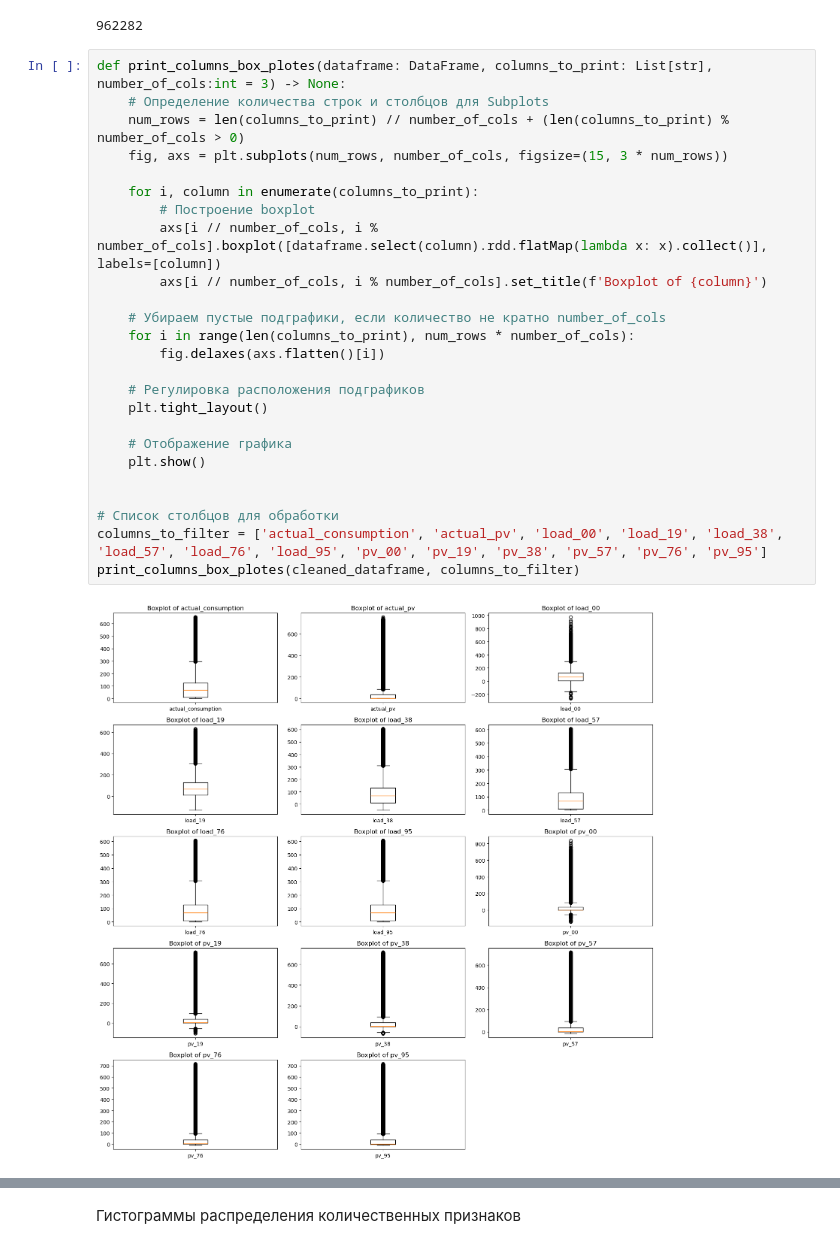
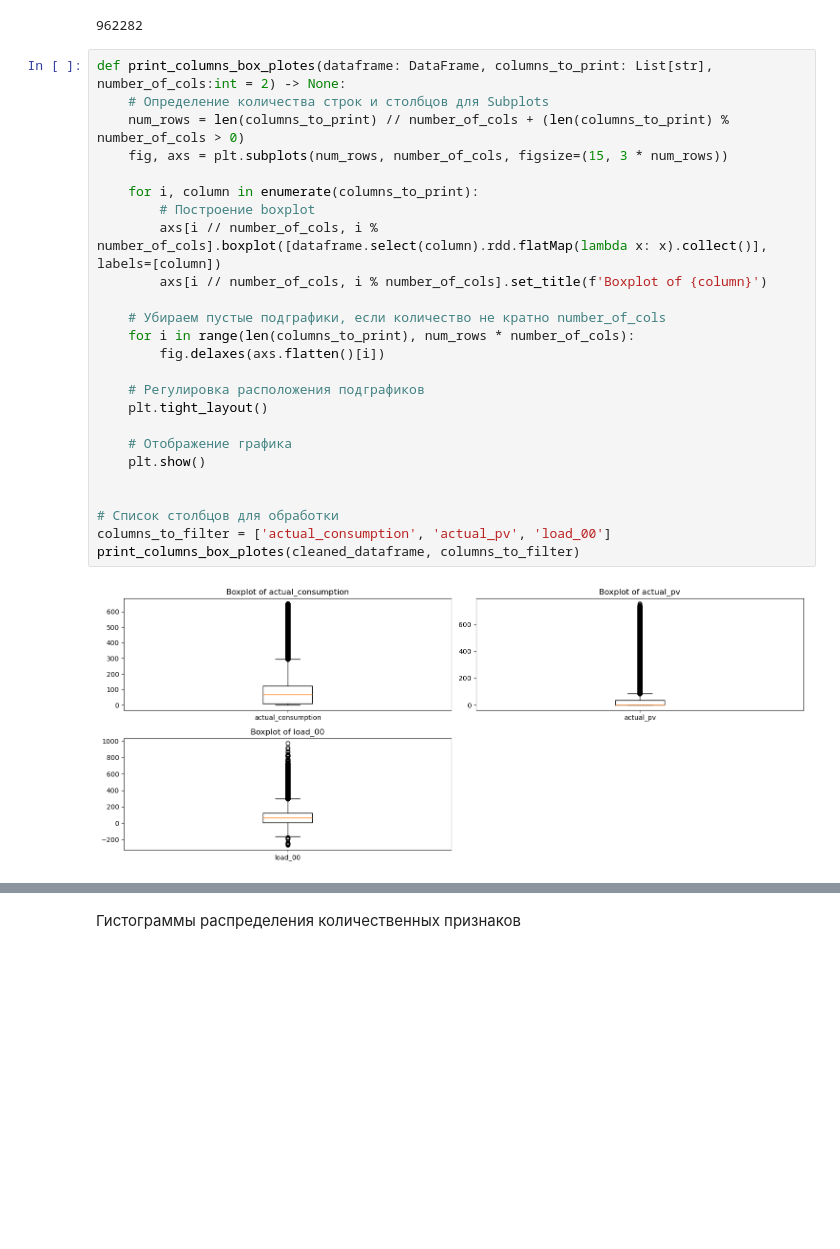
Before and after one commit to r0acho/SOBD2023, a Jupyter notebook: lab1.ipynb, the cells around one changed output, grey strips where cells are left out. Saved outputs shown, nothing was run; the diff lists cells and outputs as text; blank space fills up the shorter version.

```diff
--- a/lab1.ipynb
+++ b/lab1.ipynb
@@ -115,32 +115,32 @@ cleaned_dataframe.count()
 # %% [output]
 962282
 # %%
-def print_columns_box_plotes(dataframe: DataFrame, columns_to_print: List[str], number_of_cols:int = 3) -> None:
+def print_columns_box_plotes(dataframe: DataFrame, columns_to_print: List[str], number_of_cols:int = 2) -> None:
     # Определение количества строк и столбцов для Subplots
     num_rows = len(columns_to_print) // number_of_cols + (len(columns_to_print) % number_of_cols > 0)
     fig, axs = plt.subplots(num_rows, number_of_cols, figsize=(15, 3 * num_rows))
 
     for i, column in enumerate(columns_to_print):
         # Построение boxplot
         axs[i // number_of_cols, i % number_of_cols].boxplot([dataframe.select(column).rdd.flatMap(lambda x: x).collect()], labels=[column])
         axs[i // number_of_cols, i % number_of_cols].set_title(f'Boxplot of {column}')
 
     # Убираем пустые подграфики, если количество не кратно number_of_cols
     for i in range(len(columns_to_print), num_rows * number_of_cols):
         fig.delaxes(axs.flatten()[i])
 
     # Регулировка расположения подграфиков
     plt.tight_layout()
 
     # Отображение графика
     plt.show()
 
 
 # Список столбцов для обработки
-columns_to_filter = ['actual_consumption', 'actual_pv', 'load_00', 'load_19', 'load_38', 'load_57', 'load_76', 'load_95', 'pv_00', 'pv_19', 'pv_38', 'pv_57', 'pv_76', 'pv_95']
+columns_to_filter = ['actual_consumption', 'actual_pv', 'load_00']
 print_columns_box_plotes(cleaned_dataframe, columns_to_filter)
 # %% [output]
-[figure, old version]
+[figure, new version]
 # %%
 # Фильтрация выбросов для каждого столбца
 for column in columns_to_filter:
```
Also changed, not shown: parts of 7 cells of this notebook.
